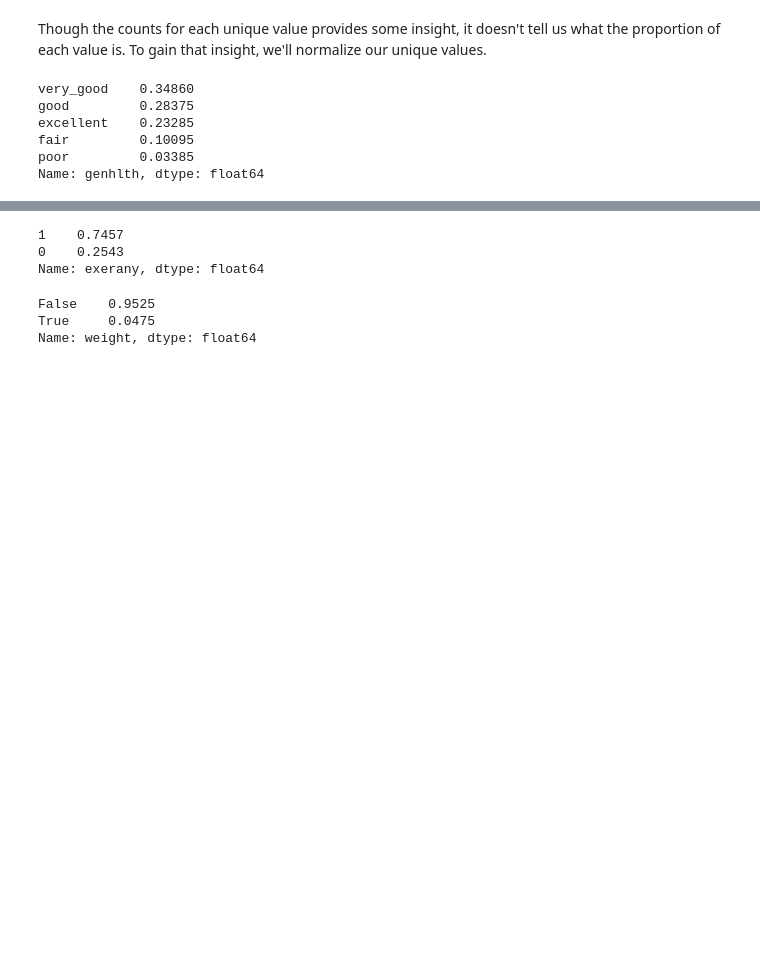
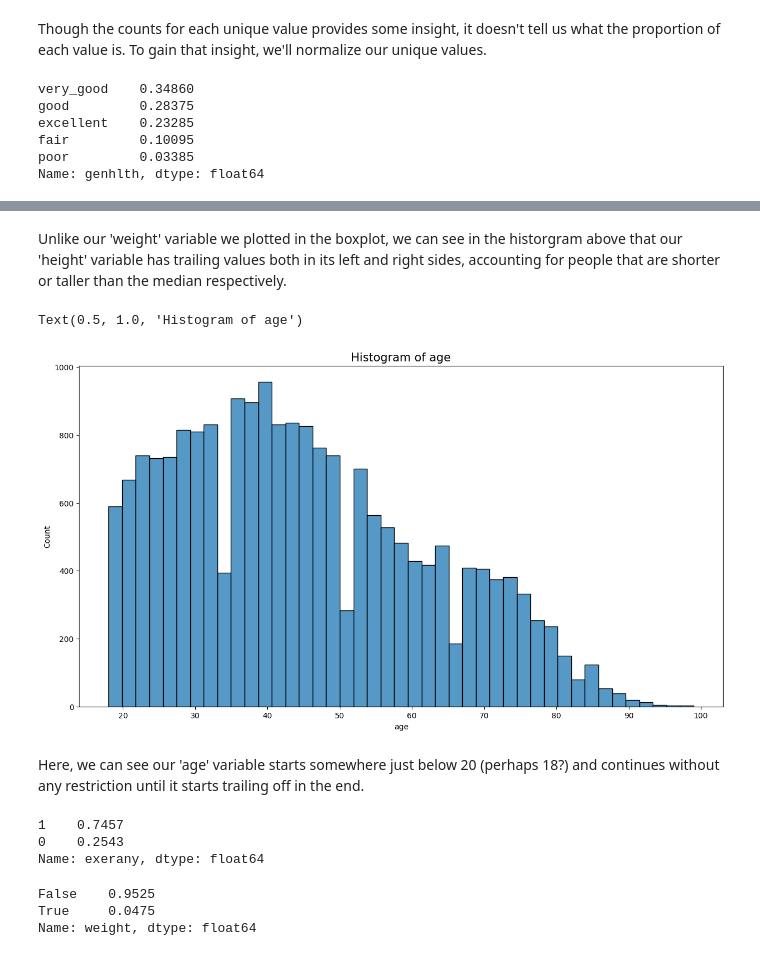
Before and after one commit to EphiWalker/BRFSS_Health, a Jupyter notebook: brfss_health.ipynb, the cells around one changed output, grey strips where cells are left out. Cells and saved outputs as stored; diff of their text form; code cells hidden in the pictures; blank space fills up the shorter version.

```diff
--- a/brfss_health.ipynb
+++ b/brfss_health.ipynb
@@ -285,3 +305,13 @@ Name: genhlth, dtype: float64
+# %% [markdown]
+Unlike our 'weight' variable we plotted in the boxplot, we can see in the historgram above that our 'height' variable has trailing values both in its left and right sides, accounting for people that are shorter or taller than the median respectively.
+# %%
+plt.figure(figsize=(15,8))
+sns.histplot(cdc['age'], bins='auto').set_title('Histogram of Age', fontsize=15)
+# %% [output]
+Text(0.5, 1.0, 'Histogram of age')
+[figure, added]
+# %% [markdown]
+Here, we can see our 'age' variable starts somewhere just below 20 (perhaps 18?) and continues without any restriction until it starts trailing off in the end.
 # %%
 cdc['smoke100'].value_counts().plot(kind = 'bar', color = 'turquoise',
                                     title = 'Bar plot of smoke100')
```
Also changed, not shown: parts of 6 cells of this notebook.
